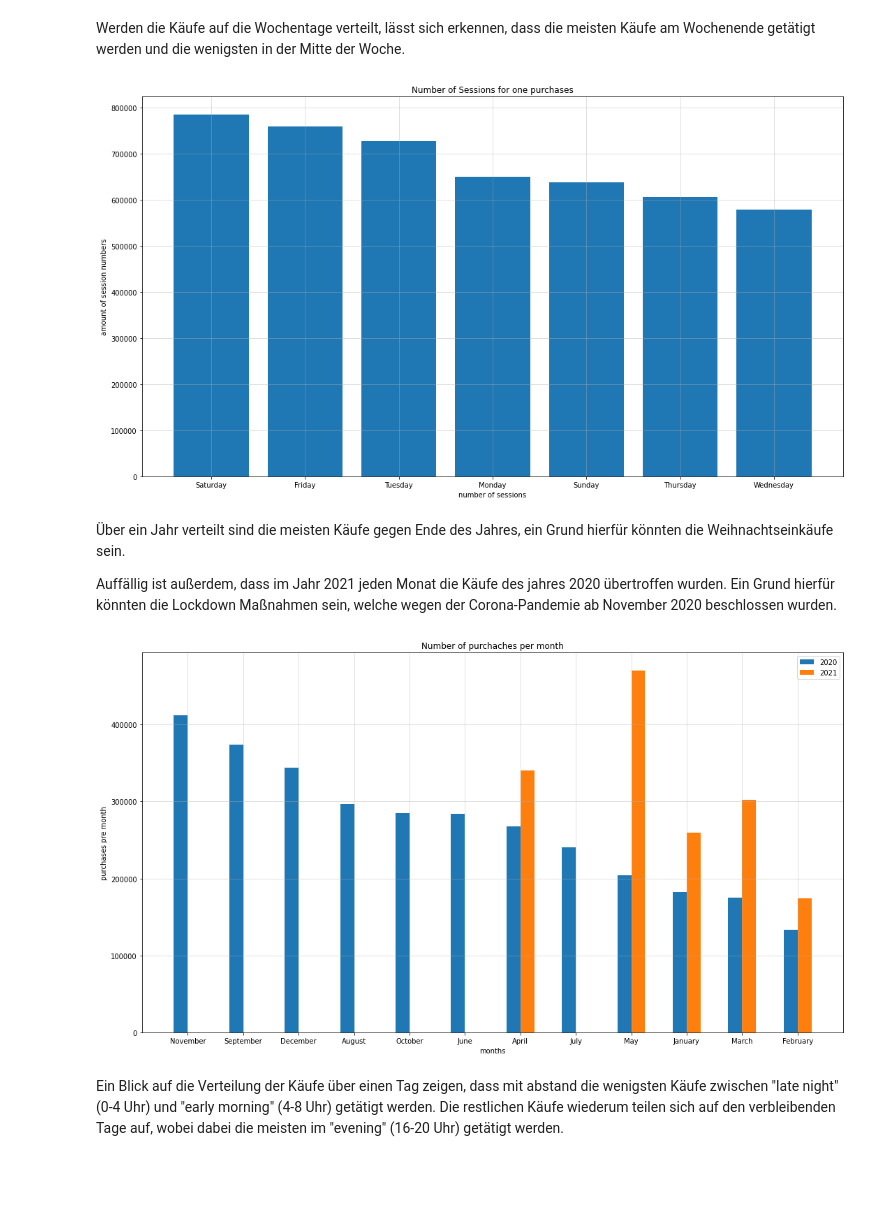
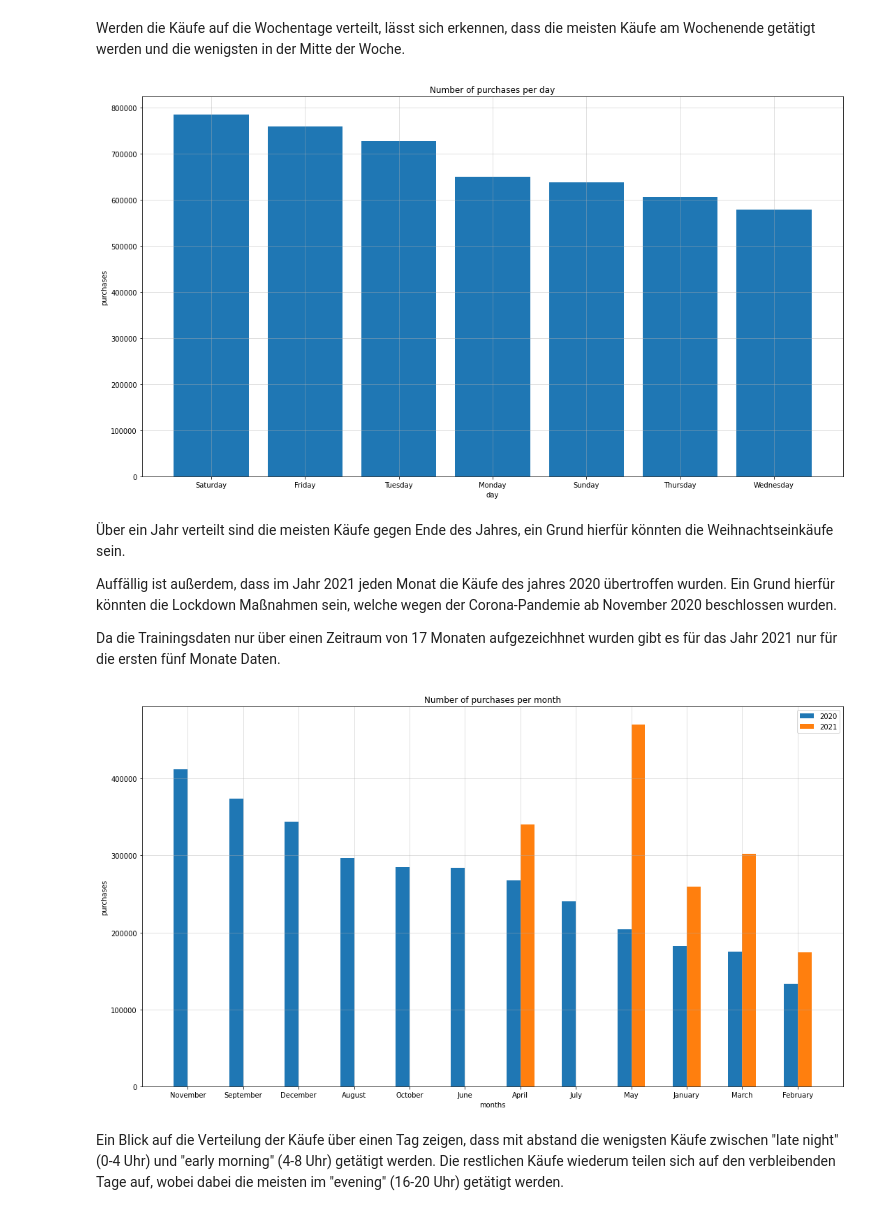
Before and after one commit to Ananassio/Data-Science_lab, a Jupyter notebook: Project/Data.ipynb, the cells around one changed output. Saved outputs shown, nothing was run; the diff lists cells and outputs as text; code cells hidden in the pictures; blank space fills up the shorter version.

```diff
--- a/Project/Data.ipynb
+++ b/Project/Data.ipynb
@@ -279,19 +282,21 @@ Werden die Käufe auf die Wochentage verteilt, lässt sich erkennen, dass die me
 # %%
 # print the generated curve of the session ammounts
 fig, axes = plt.subplots(figsize=(18,10))
 
 axes.bar(t_purchase_times['day'].value_counts().index,t_purchase_times['day'].value_counts())
 
-axes.set_xlabel('number of sessions')
-axes.set_ylabel('amount of session numbers')
-axes.set_title('Number of Sessions for one purchases');
+axes.set_xlabel('day')
+axes.set_ylabel('purchases')
+axes.set_title('Number of purchases per day');
 axes.grid(alpha=0.5)
 # %% [output]
-[figure, old version]
+[figure, new version]
 # %% [markdown]
 Über ein Jahr verteilt sind die meisten Käufe gegen Ende des Jahres, ein Grund hierfür könnten die Weihnachtseinkäufe sein.
 
 Auffällig ist außerdem, dass im Jahr 2021 jeden Monat die Käufe des jahres 2020 übertroffen wurden. Ein Grund hierfür könnten die Lockdown Maßnahmen sein, welche wegen der Corona-Pandemie ab November 2020 beschlossen wurden.
+
+Da die Trainingsdaten nur über einen Zeitraum von 17 Monaten aufgezeichhnet wurden gibt es für das Jahr 2021 nur für die ersten fünf Monate Daten.
 # %%
 # print the generated curve of the session ammounts
 fig, axes = plt.subplots(figsize=(18,10))
@@ -300,12 +305,12 @@ axes.bar(t_purchase_times[t_purchase_times['year']==2020]['month'].value_counts(
 axes.bar(t_purchase_times[t_purchase_times['year']==2021]['month'].value_counts().index,t_purchase_times[t_purchase_times['year']==2021]['month'].value_counts(),align='edge', width=0.25,label='2021')
 
 axes.set_xlabel('months')
-axes.set_ylabel('purchases pre month')
-axes.set_title('Number of purchaches per month');
+axes.set_ylabel('purchases')
+axes.set_title('Number of purchases per month');
 axes.grid(alpha=0.5)
 axes.legend(loc=1);
 # %% [output]
-[figure, old version]
+[figure, new version]
 # %% [markdown]
 Ein Blick auf die Verteilung der Käufe über einen Tag zeigen, dass mit abstand die wenigsten Käufe zwischen "late night" (0-4 Uhr) und "early morning" (4-8 Uhr) getätigt werden. Die restlichen Käufe wiederum teilen sich auf den verbleibenden Tage auf, wobei dabei die meisten im "evening" (16-20 Uhr) getätigt werden.
 # %%
```
Also changed, not shown: parts of 11 cells of this notebook.
